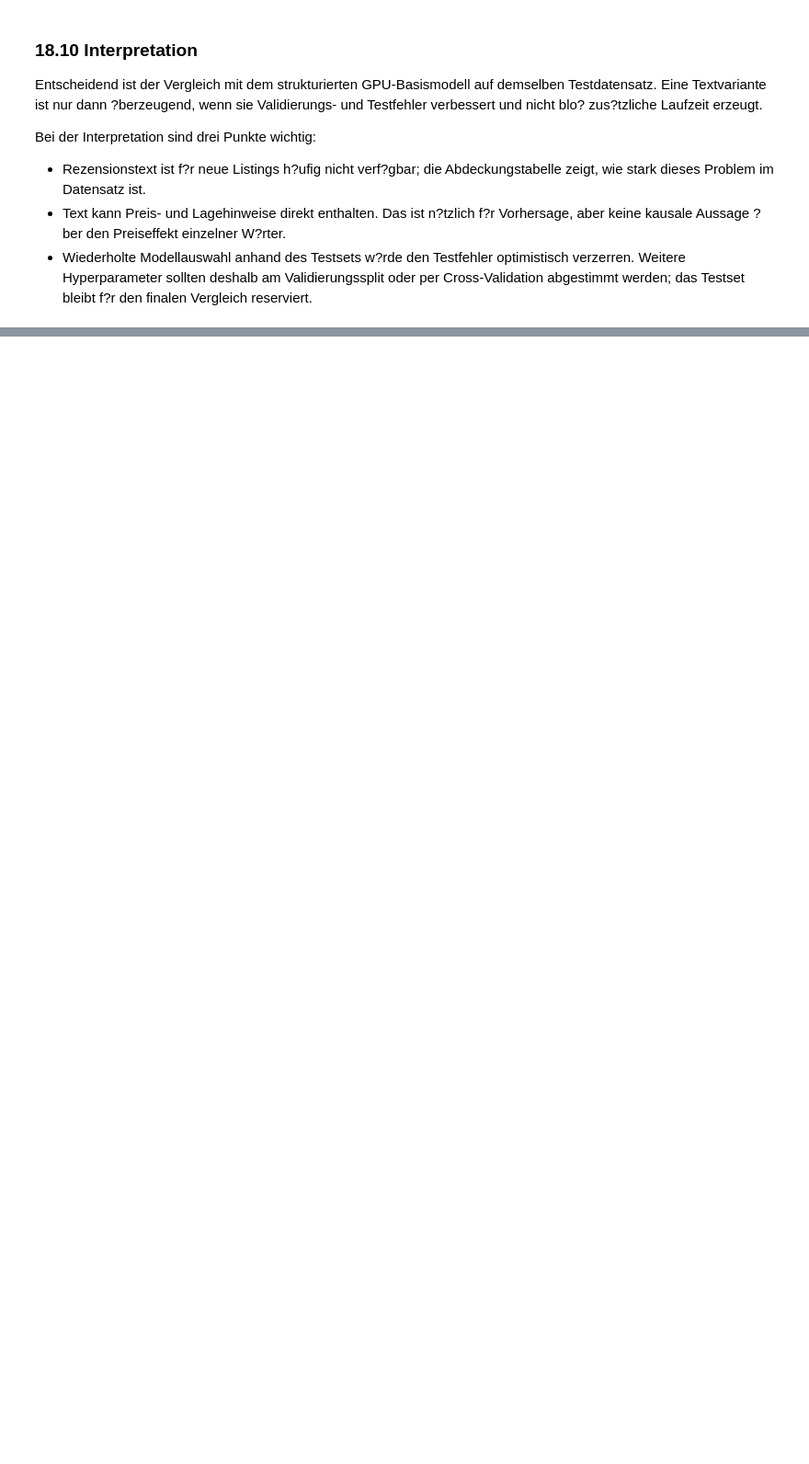
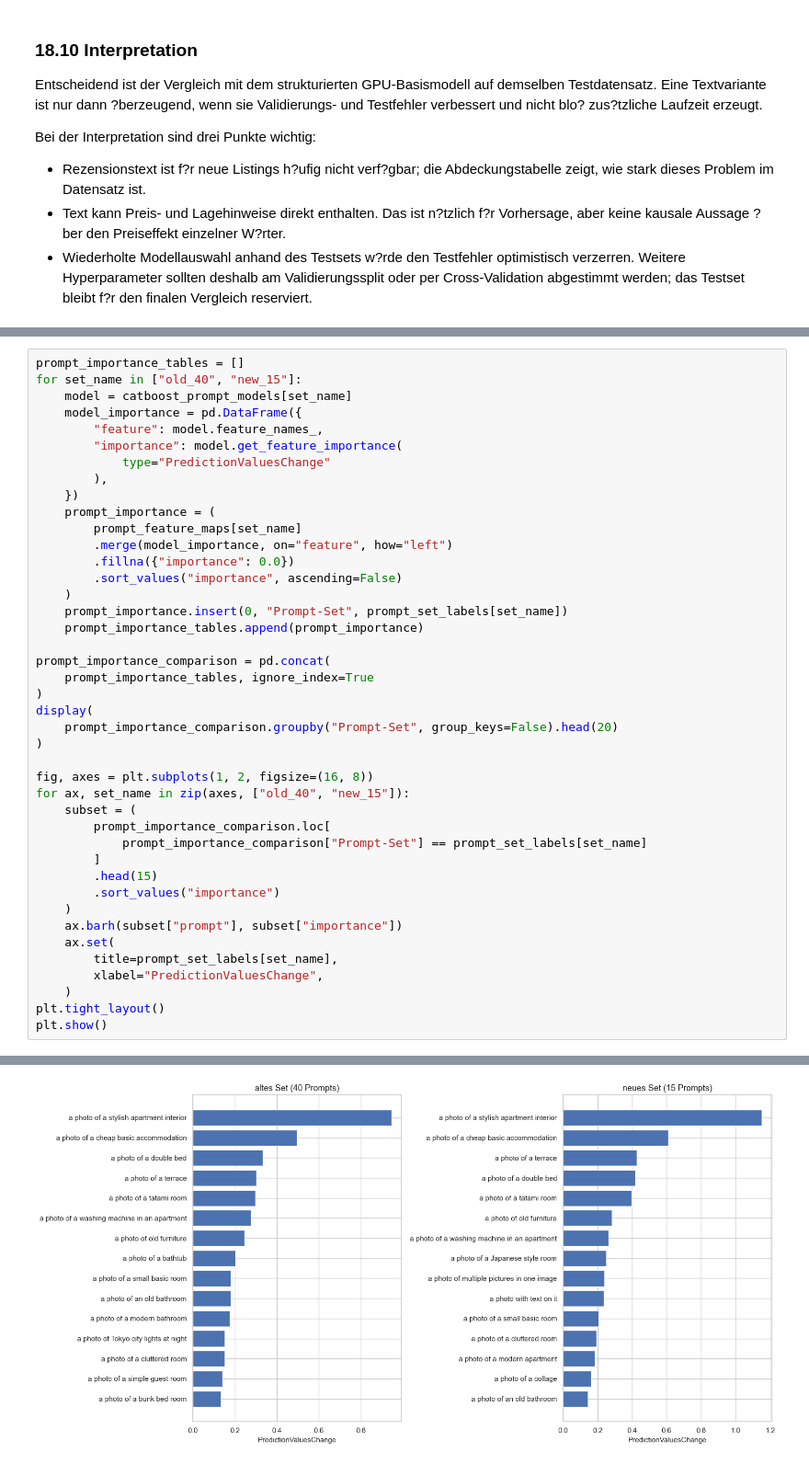
Before and after one commit to DrOetker007/Machine-Learning, a Jupyter notebook: Final_Project/price_univariate_exploration.ipynb, the cells around one changed output, grey strips where cells are left out. Shown at 92% size. Drawn from its saved outputs; the diff is of its cells as text; blank space fills up the shorter version.

```diff
--- a/Final_Project/price_univariate_exploration.ipynb
+++ b/Final_Project/price_univariate_exploration.ipynb
@@ -4219,0 +4999,43 @@ Bei der Interpretation sind drei Punkte wichtig:
+# %%
+prompt_importance_tables = []
+for set_name in ["old_40", "new_15"]:
+    model = catboost_prompt_models[set_name]
+    model_importance = pd.DataFrame({
+        "feature": model.feature_names_,
+        "importance": model.get_feature_importance(
+            type="PredictionValuesChange"
+        ),
+    })
+    prompt_importance = (
+        prompt_feature_maps[set_name]
+        .merge(model_importance, on="feature", how="left")
+        .fillna({"importance": 0.0})
+        .sort_values("importance", ascending=False)
+    )
+    prompt_importance.insert(0, "Prompt-Set", prompt_set_labels[set_name])
+    prompt_importance_tables.append(prompt_importance)
+
+prompt_importance_comparison = pd.concat(
+    prompt_importance_tables, ignore_index=True
+)
+display(
+    prompt_importance_comparison.groupby("Prompt-Set", group_keys=False).head(20)
+)
+
+fig, axes = plt.subplots(1, 2, figsize=(16, 8))
+for ax, set_name in zip(axes, ["old_40", "new_15"]):
+    subset = (
+        prompt_importance_comparison.loc[
+            prompt_importance_comparison["Prompt-Set"] == prompt_set_labels[set_name]
+        ]
+        .head(15)
+        .sort_values("importance")
+    )
+    ax.barh(subset["prompt"], subset["importance"])
+    ax.set(
+        title=prompt_set_labels[set_name],
+        xlabel="PredictionValuesChange",
+    )
+plt.tight_layout()
+plt.show()
+# %% [output]
@@ -4219,0 +5059 @@ Bei der Interpretation sind drei Punkte wichtig:
+[figure, added]
```
Also changed, not shown: parts of 23 cells of this notebook, 4 other files.
